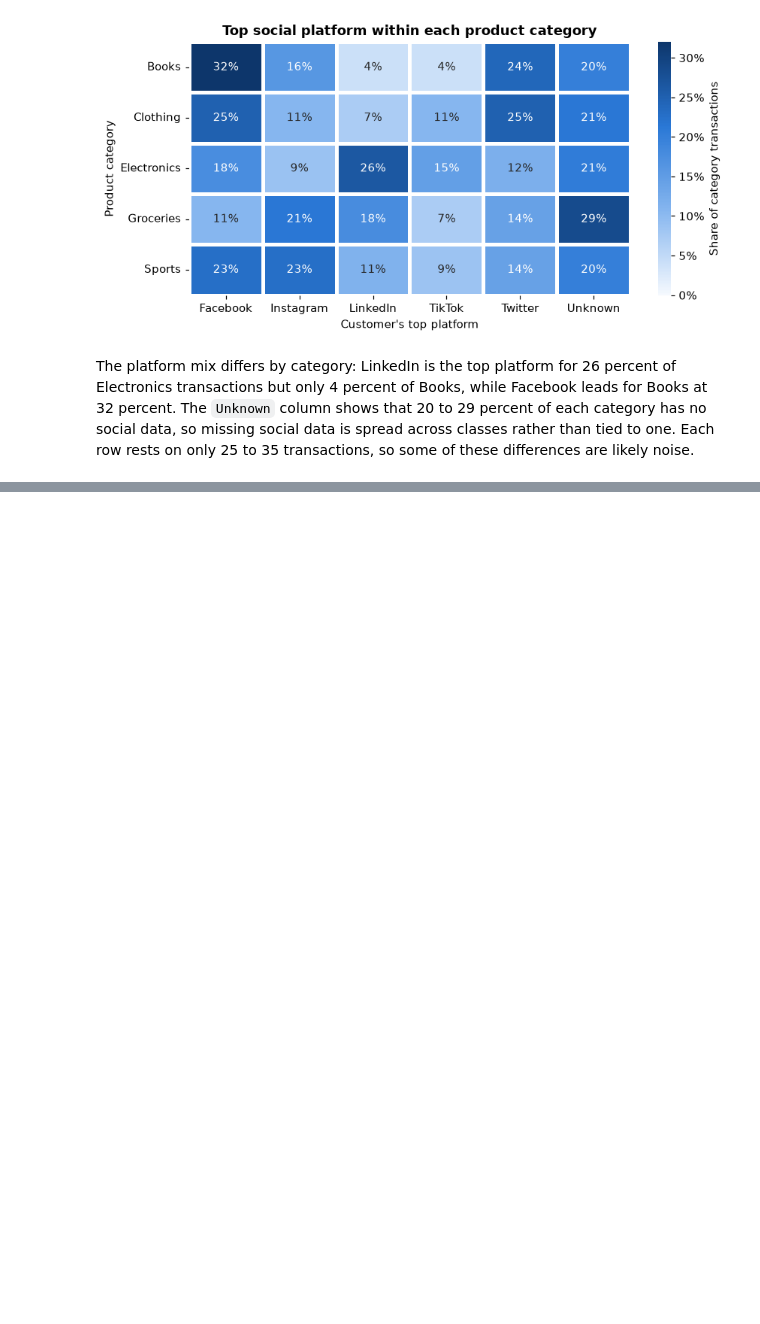
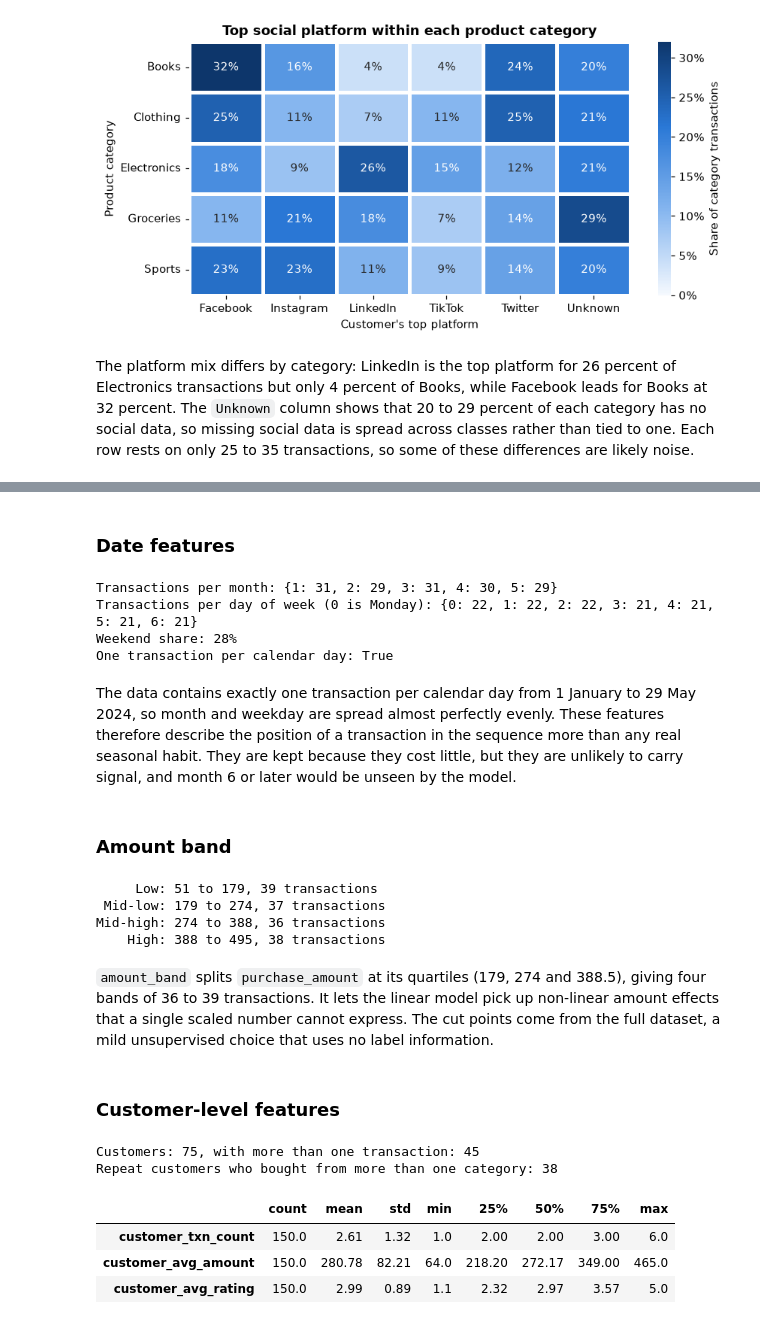
Before and after one commit to Flaviaa4/multi_data_processing, a Jupyter notebook: notebooks/tabular_pipeline.ipynb, the cells around one changed output, grey strips where cells are left out. Cells and saved outputs as stored; diff of their text form; code cells hidden in the pictures; blank space fills up the shorter version.

```diff
--- a/notebooks/tabular_pipeline.ipynb
+++ b/notebooks/tabular_pipeline.ipynb
@@ -422,0 +472,44 @@ The platform mix differs by category: LinkedIn is the top platform for 26 percen
+# %% [markdown]
+### Date features
+# %%
+print("Transactions per month:", dataset["purchase_month"].value_counts().sort_index().to_dict())
+print("Transactions per day of week (0 is Monday):", dataset["purchase_dayofweek"].value_counts().sort_index().to_dict())
+print(f"Weekend share: {dataset['is_weekend'].mean():.0%}")
+print("One transaction per calendar day:", merged["purchase_date"].is_unique
+      and (merged["purchase_date"].diff().dropna() == pd.Timedelta(days=1)).all())
+# %% [output]
+Transactions per month: {1: 31, 2: 29, 3: 31, 4: 30, 5: 29}
+Transactions per day of week (0 is Monday): {0: 22, 1: 22, 2: 22, 3: 21, 4: 21, 5: 21, 6: 21}
+Weekend share: 28%
+One transaction per calendar day: True
+# %% [markdown]
+The data contains exactly one transaction per calendar day from 1 January to 29 May 2024, so month and weekday are spread almost perfectly evenly. These features therefore describe the position of a transaction in the sequence more than any real seasonal habit. They are kept because they cost little, but they are unlikely to carry signal, and month 6 or later would be unseen by the model.
+# %% [markdown]
+### Amount band
+# %%
+band_edges = pd.qcut(dataset["purchase_amount"], q=len(pm.AMOUNT_BANDS)).cat.categories
+for band, interval in zip(pm.AMOUNT_BANDS, band_edges):
+    print(f"{band:>8}: {interval.left:.0f} to {interval.right:.0f}, {(dataset['amount_band'] == band).sum()} transactions")
+# %% [output]
+     Low: 51 to 179, 39 transactions
+ Mid-low: 179 to 274, 37 transactions
+Mid-high: 274 to 388, 36 transactions
+    High: 388 to 495, 38 transactions
+# %% [markdown]
+`amount_band` splits `purchase_amount` at its quartiles (179, 274 and 388.5), giving four bands of 36 to 39 transactions. It lets the linear model pick up non-linear amount effects that a single scaled number cannot express. The cut points come from the full dataset, a mild unsupervised choice that uses no label information.
+# %% [markdown]
+### Customer-level features
+# %%
+categories_per_customer = dataset.groupby(pm.KEY)[pm.TARGET].nunique()
+repeat_customers = dataset.groupby(pm.KEY).size().gt(1)
+
+print(f"Customers: {len(categories_per_customer)}, with more than one transaction: {repeat_customers.sum()}")
+print(f"Repeat customers who bought from more than one category: {(categories_per_customer[repeat_customers] > 1).sum()}")
+dataset[["customer_txn_count", "customer_avg_amount", "customer_avg_rating"]].describe().round(2).T
+# %% [output]
+Customers: 75, with more than one transaction: 45
+Repeat customers who bought from more than one category: 38
+|  | count | mean | std | min | 25% | 50% | 75% | max |
+| customer_txn_count | 150.0 | 2.61 | 1.32 | 1.0 | 2.00 | 2.00 | 3.00 | 6.0 |
+| customer_avg_amount | 150.0 | 280.78 | 82.21 | 64.0 | 218.20 | 272.17 | 349.00 | 465.0 |
+| customer_avg_rating | 150.0 | 2.99 | 0.89 | 1.1 | 2.32 | 2.97 | 3.57 | 5.0 |
```
Also changed, not shown: parts of 7 cells of this notebook, 2 other files.
